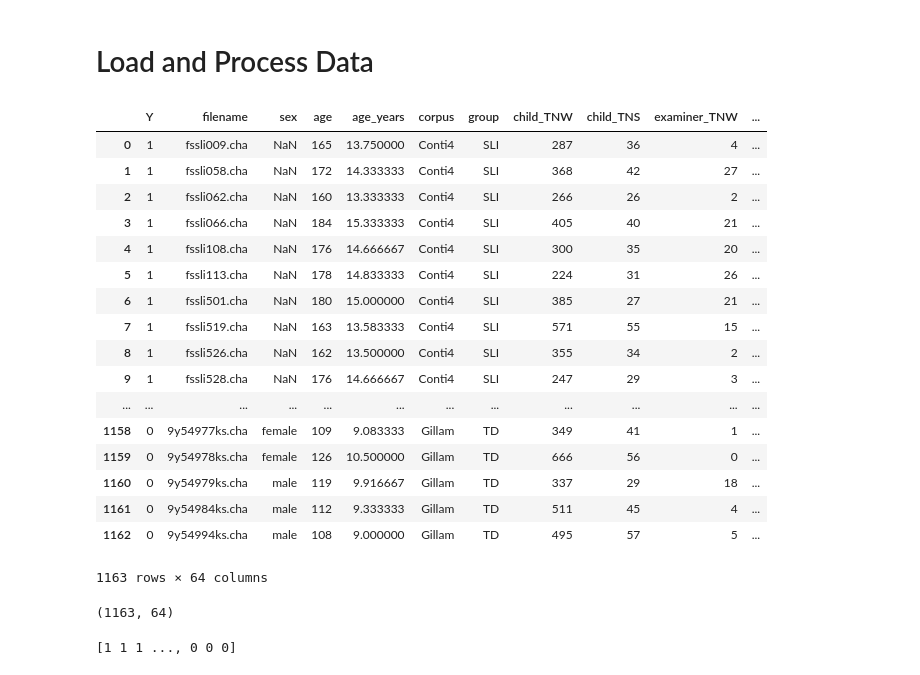
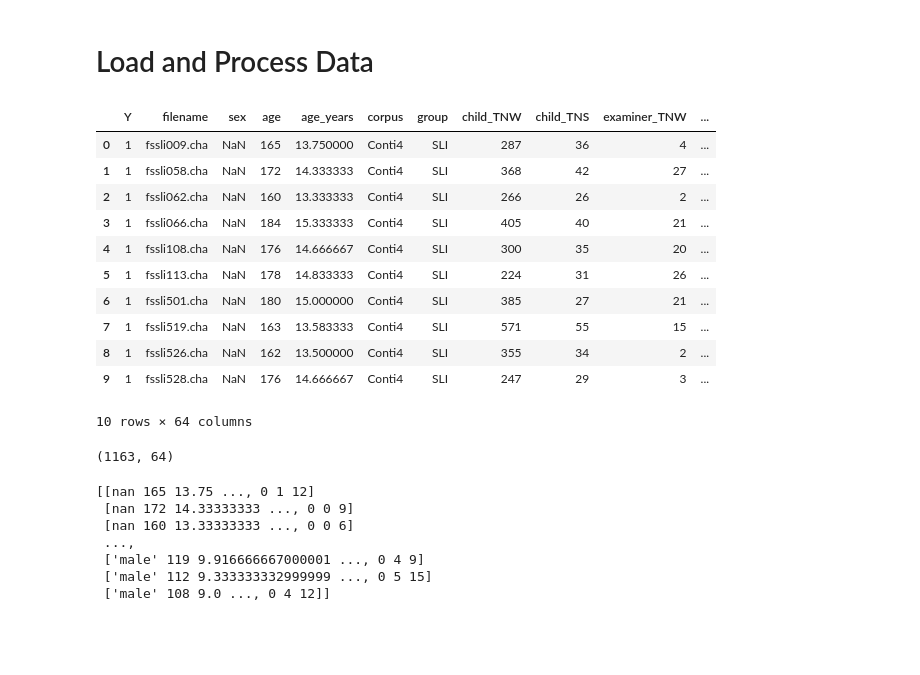
Before and after one commit to nislam17/MLDiagnoseSpeechImpediment, a Jupyter notebook: models/supervised.ipynb, the cells around one changed output. Drawn from its saved outputs; the diff is of its cells as text; code cells hidden in the pictures; blank space fills up the shorter version.

```diff
--- a/models/supervised.ipynb
+++ b/models/supervised.ipynb
@@ -12,36 +12,38 @@ import matplotlib.pyplot as plt
 # %%
 # Read the file into a pandas data frame.
 df = pd.read_csv("../data/childrenDiagnosis.csv", header=0, delim_whitespace=False,na_values='?')
-df
+df.head(10)
 # %% [output]
 |  | Y | filename | sex | age | age_years | corpus | group | child_TNW | child_TNS | examiner_TNW | ... |
 | 0 | 1 | fssli009.cha | NaN | 165 | 13.750000 | Conti4 | SLI | 287 | 36 | 4 | ... |
 | 1 | 1 | fssli058.cha | NaN | 172 | 14.333333 | Conti4 | SLI | 368 | 42 | 27 | ... |
 | 2 | 1 | fssli062.cha | NaN | 160 | 13.333333 | Conti4 | SLI | 266 | 26 | 2 | ... |
 | 3 | 1 | fssli066.cha | NaN | 184 | 15.333333 | Conti4 | SLI | 405 | 40 | 21 | ... |
 | 4 | 1 | fssli108.cha | NaN | 176 | 14.666667 | Conti4 | SLI | 300 | 35 | 20 | ... |
 | 5 | 1 | fssli113.cha | NaN | 178 | 14.833333 | Conti4 | SLI | 224 | 31 | 26 | ... |
 | 6 | 1 | fssli501.cha | NaN | 180 | 15.000000 | Conti4 | SLI | 385 | 27 | 21 | ... |
 | 7 | 1 | fssli519.cha | NaN | 163 | 13.583333 | Conti4 | SLI | 571 | 55 | 15 | ... |
 | 8 | 1 | fssli526.cha | NaN | 162 | 13.500000 | Conti4 | SLI | 355 | 34 | 2 | ... |
 | 9 | 1 | fssli528.cha | NaN | 176 | 14.666667 | Conti4 | SLI | 247 | 29 | 3 | ... |
-| ... | ... | ... | ... | ... | ... | ... | ... | ... | ... | ... | ... |
-| 1158 | 0 | 9y54977ks.cha | female | 109 | 9.083333 | Gillam | TD | 349 | 41 | 1 | ... |
-| 1159 | 0 | 9y54978ks.cha | female | 126 | 10.500000 | Gillam | TD | 666 | 56 | 0 | ... |
-| 1160 | 0 | 9y54979ks.cha | male | 119 | 9.916667 | Gillam | TD | 337 | 29 | 18 | ... |
-| 1161 | 0 | 9y54984ks.cha | male | 112 | 9.333333 | Gillam | TD | 511 | 45 | 4 | ... |
-| 1162 | 0 | 9y54994ks.cha | male | 108 | 9.000000 | Gillam | TD | 495 | 57 | 5 | ... |
-1163 rows × 64 columns
+10 rows × 64 columns
 # %%
 df1 = np.array(df)
 df1.shape
 # %% [output]
 (1163, 64)
 # %%
-X = df1[:, 2:4]
+X = df1[:, 2:]
 y = df1[:, 0]
+
+print(X)
 # %% [output]
-[1 1 1 ..., 0 0 0]
+[[nan 165 13.75 ..., 0 1 12]
+ [nan 172 14.33333333 ..., 0 0 9]
+ [nan 160 13.33333333 ..., 0 0 6]
+ ...,
+ ['male' 119 9.916666667000001 ..., 0 4 9]
+ ['male' 112 9.333333332999999 ..., 0 5 15]
+ ['male' 108 9.0 ..., 0 4 12]]
 # %%
 # Splitting the dataset into training and test data.
 # Select first 600 rows as training dataset and the remaining rows as test dataset.
```
Also changed, not shown: parts of 2 cells of this notebook.
